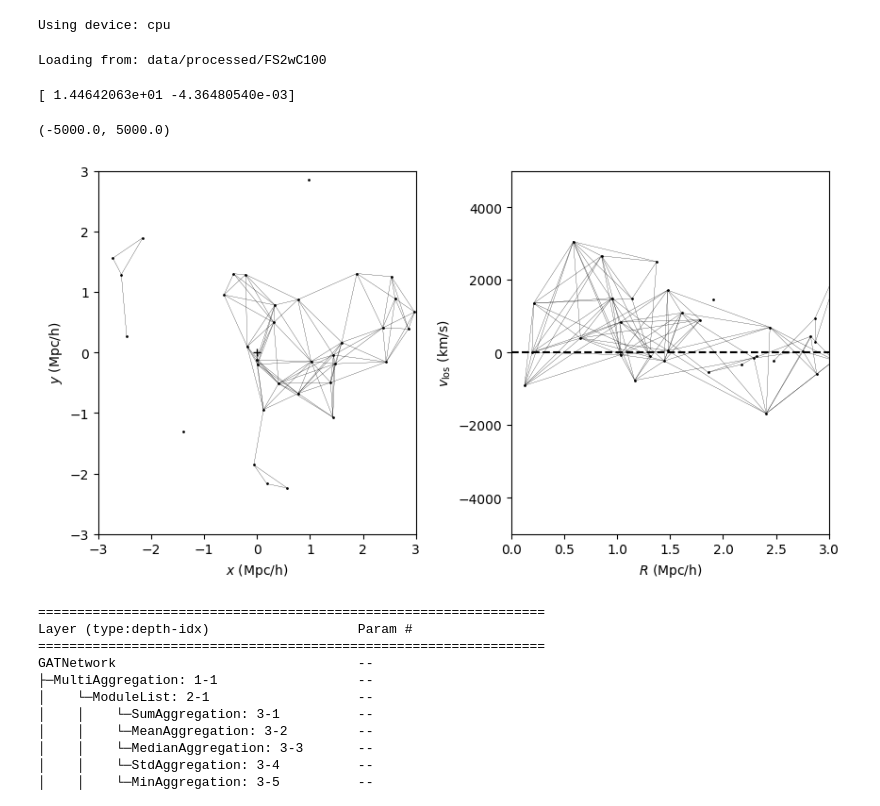
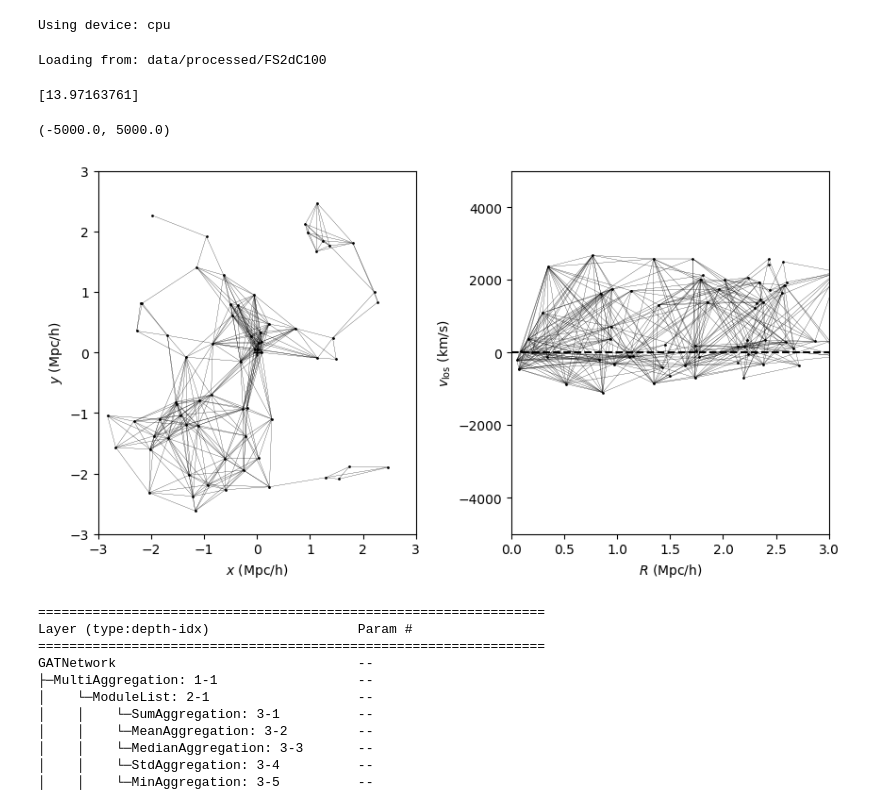
Before and after one commit to maho3/cl-ml-euclid, a Jupyter notebook: test_GNN.ipynb, the cells around one changed output. Saved outputs shown, nothing was run; the diff lists cells and outputs as text; code cells hidden in the pictures.

```diff
--- a/test_GNN.ipynb
+++ b/test_GNN.ipynb
@@ -19,54 +19,57 @@ print('Using device:', device)
 # %% [output]
 Using device: cpu
 # %%
-dname = 'FS2wC100' # 'Lorenzo' #
+dname = 'FS2dC100' # 'Lorenzo' #
 
 datapath = join('data/processed', dname)
 print('Loading from:', datapath)
-x = np.load(join(datapath, 'x.npy'))
-theta = np.load(join(datapath, 'theta.npy'))
-fold = np.load(join(datapath, 'fold.npy'))
-ids = np.load(join(datapath, 'id.npy'))
+x_train = np.load(join(datapath, 'x_batch_train.npy'), allow_pickle=True)
+theta_train = np.load(join(datapath, 'theta_batch_train.npy'), allow_pickle=True)
+x_test = np.load(join(datapath, 'x_batch_test.npy'), allow_pickle=True)
+theta_test = np.load(join(datapath, 'theta_batch_test.npy'), allow_pickle=True)
+
+x = np.concatenate(x_train, axis=0)
+theta = np.concatenate(theta_train, axis=0)
 # %% [output]
-Loading from: data/processed/FS2wC100
+Loading from: data/processed/FS2dC100
 # %%
 rmax = 1.5
 
-i = np.random.randint(max(ids))
-x0 = x[ids==i]
-theta0 = theta[ids==i][0]
+i = np.random.choice(x_train.shape[0])
+x0 = x_train[i]
+theta0 = theta_train[i]
 R0 = np.sqrt(x0[:,0]**2 + x0[:,1]**2)
 print(theta0)
-graph = skn.radius_neighbors_graph(x0[:,:2], 1.2, mode='distance', include_self=False).toarray()
+graph = skn.radius_neighbors_graph(x0[:,:2], 1.5, mode='distance', include_self=False).toarray()
 
 
 def plot_graph(x, y, graph, ax):
     ax.scatter(x, y, c='k', s=1)
     for i in range(x.shape[0]):
         for j in range(x.shape[0]):
             if graph[i,j] > 0:
                 ax.plot([x[i], x[j]], [y[i], y[j]], c='k', lw=0.1)
 
 
 f, axs = plt.subplots(1, 2, figsize=(10, 5), gridspec_kw={'wspace': 0.3})
 
 axs[0].plot(0,0,'k+')
 plot_graph(x0[:,0], x0[:,1], graph, axs[0])
 
 axs[0].set_xlabel('$x$ (Mpc/h)')
 axs[0].set_ylabel('$y$ (Mpc/h)')
 axs[0].set_xlim(-3,3)
 axs[0].set_ylim(-3,3)
 
 axs[1].axhline(0, c='k', ls='--')
 plot_graph(R0, x0[:,2], graph, axs[1])
 
 axs[1].set_xlabel('$R$ (Mpc/h)')
 axs[1].set_ylabel('$v_\mathrm{los}$ (km/s)')
 axs[1].set_xlim(0,3)
 axs[1].set_ylim(-5000,5000)
 # %% [output]
-[ 1.44642063e+01 -4.36480540e-03]
+[13.97163761]
 (-5000.0, 5000.0)
-[figure, old version]
+[figure, new version]
 # %%
```
Also changed, not shown: parts of 12 cells of this notebook, 7 other files.
